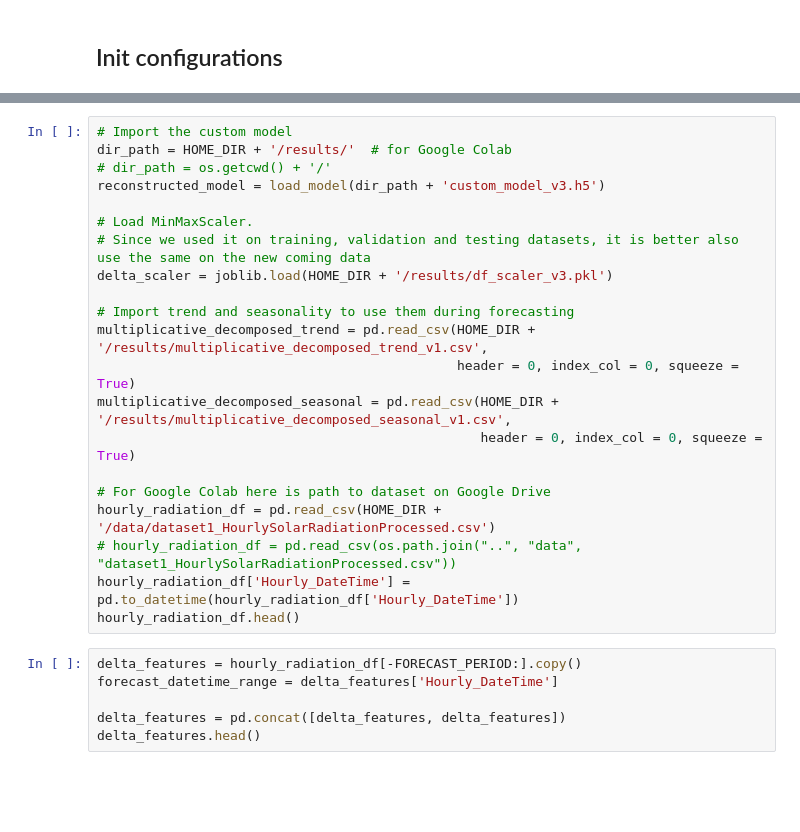
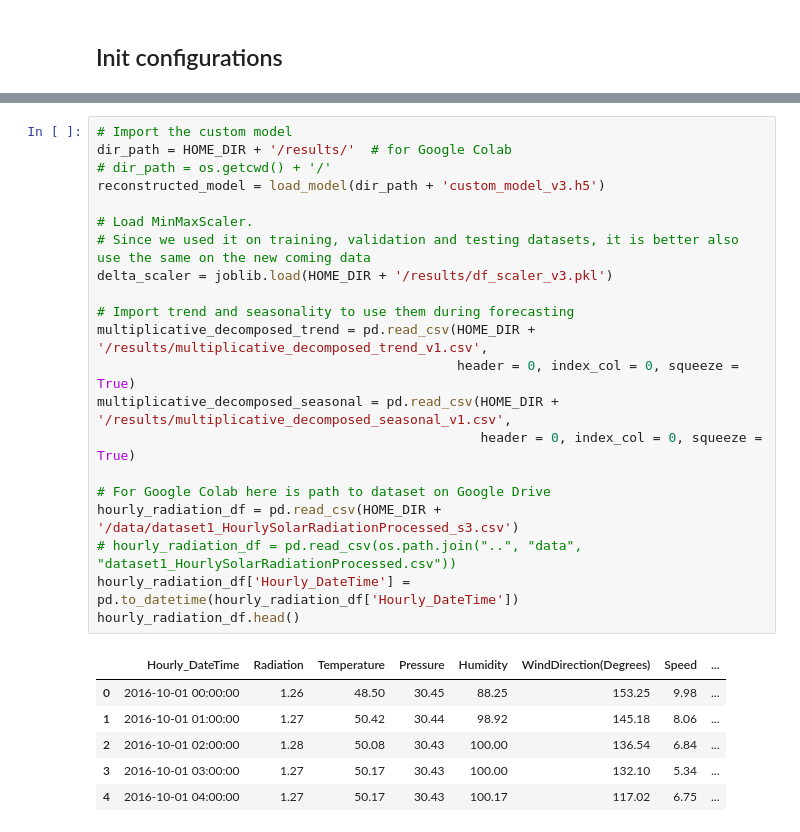
Before and after one commit to denysgerasymuk799/UCU_Machine_Learning_Course_Project, a Jupyter notebook: source/04_Forecast_Out_of_DF.ipynb, the cells around one changed output, grey strips where cells are left out. Drawn from its saved outputs; the diff is of its cells as text; blank space fills up the shorter version.

```diff
--- a/source/04_Forecast_Out_of_DF.ipynb
+++ b/source/04_Forecast_Out_of_DF.ipynb
@@ -39,29 +47,30 @@ drive.mount('/content/drive')
 # %%
 # Import the custom model
 dir_path = HOME_DIR + '/results/'  # for Google Colab
 # dir_path = os.getcwd() + '/'
 reconstructed_model = load_model(dir_path + 'custom_model_v3.h5')
 
 # Load MinMaxScaler.
 # Since we used it on training, validation and testing datasets, it is better also use the same on the new coming data
 delta_scaler = joblib.load(HOME_DIR + '/results/df_scaler_v3.pkl')
 
 # Import trend and seasonality to use them during forecasting
 multiplicative_decomposed_trend = pd.read_csv(HOME_DIR + '/results/multiplicative_decomposed_trend_v1.csv',
                                               header = 0, index_col = 0, squeeze = True)
 multiplicative_decomposed_seasonal = pd.read_csv(HOME_DIR + '/results/multiplicative_decomposed_seasonal_v1.csv',
                                                  header = 0, index_col = 0, squeeze = True)
 
 # For Google Colab here is path to dataset on Google Drive
-hourly_radiation_df = pd.read_csv(HOME_DIR + '/data/dataset1_HourlySolarRadiationProcessed.csv')
+hourly_radiation_df = pd.read_csv(HOME_DIR + '/data/dataset1_HourlySolarRadiationProcessed_s3.csv')
 # hourly_radiation_df = pd.read_csv(os.path.join("..", "data", "dataset1_HourlySolarRadiationProcessed.csv"))
 hourly_radiation_df['Hourly_DateTime'] = pd.to_datetime(hourly_radiation_df['Hourly_DateTime'])
 hourly_radiation_df.head()
+# %% [output]
+|  | Hourly_DateTime | Radiation | Temperature | Pressure | Humidity | WindDirection(Degrees) | Speed | ... |
+| 0 | 2016-10-01 00:00:00 | 1.26 | 48.50 | 30.45 | 88.25 | 153.25 | 9.98 | ... |
+| 1 | 2016-10-01 01:00:00 | 1.27 | 50.42 | 30.44 | 98.92 | 145.18 | 8.06 | ... |
+| 2 | 2016-10-01 02:00:00 | 1.28 | 50.08 | 30.43 | 100.00 | 136.54 | 6.84 | ... |
+| 3 | 2016-10-01 03:00:00 | 1.27 | 50.17 | 30.43 | 100.00 | 132.10 | 5.34 | ... |
+| 4 | 2016-10-01 04:00:00 | 1.27 | 50.17 | 30.43 | 100.17 | 117.02 | 6.75 | ... |
-# %%
-delta_features = hourly_radiation_df[-FORECAST_PERIOD:].copy()
-forecast_datetime_range = delta_features['Hourly_DateTime']
-
-delta_features = pd.concat([delta_features, delta_features])
-delta_features.head()
 # %%
 def get_extrapolated_trend(trend):
```
Also changed, not shown: parts of 11 cells of this notebook, 5 other files.
